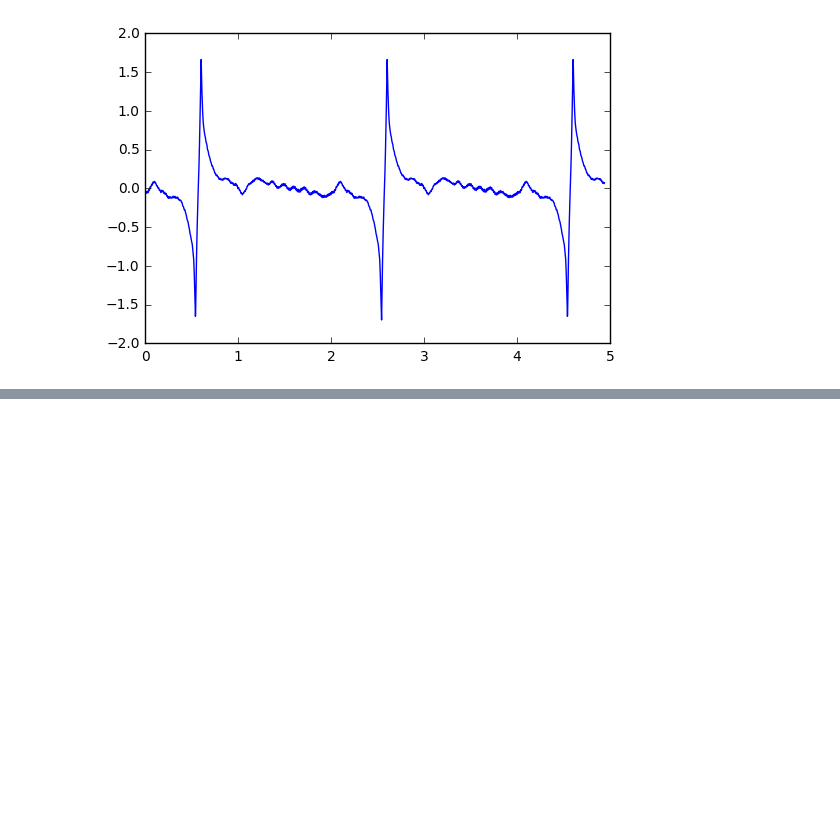
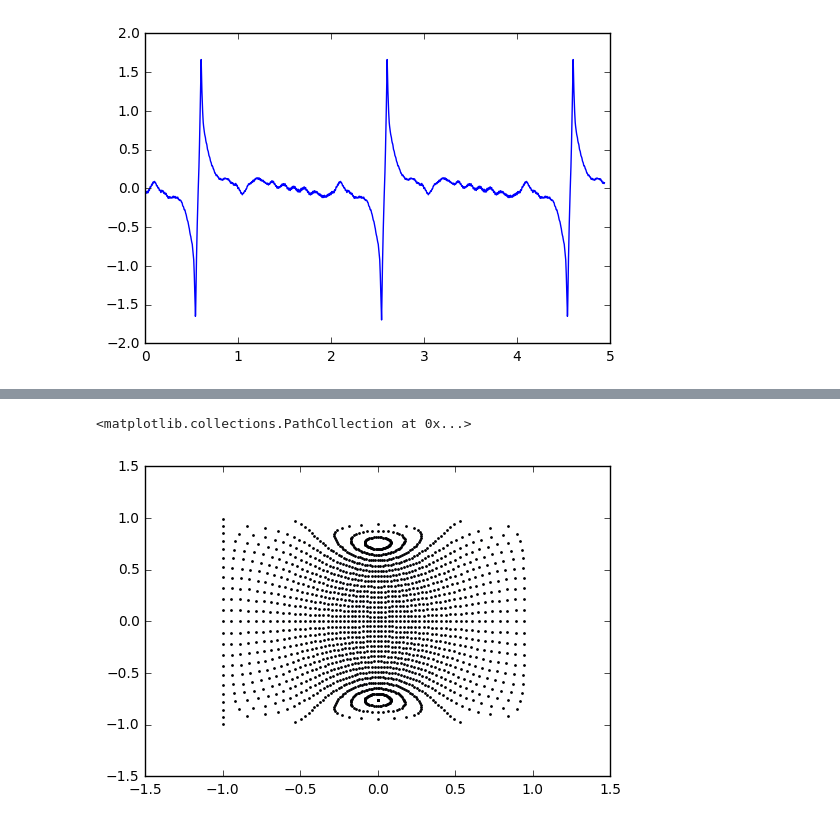
Before and after one commit to fxia22/stn.pytorch, a Jupyter notebook: script/test_stn_cylinder_spherical.ipynb, the cells around one changed output, grey strips where cells are left out. Saved outputs shown, nothing was run; the diff lists cells and outputs as text; code cells hidden in the pictures; blank space fills up the shorter version.

```diff
--- a/script/test_stn_cylinder_spherical.ipynb
+++ b/script/test_stn_cylinder_spherical.ipynb
@@ -88,0 +150,15 @@ plt.plot(x[:-30], g__)
+# %%
+r = torch.sqrt(x**2 + y**2 + z**2)
+r2 = torch.sqrt(x**2 + y**2)
+# %%
+theta2 = torch.acos(z/r)
+# %%
+phi2 = torch.atan(y/x)  + np.pi * x.lt(0).type(torch.FloatTensor) * (y.ge(0).type(torch.FloatTensor) - y.lt(0).type(torch.FloatTensor))
+# %%
+theta_show = theta2.numpy().flatten()/(np.pi/2) - 1
+phi_show = phi2.numpy().flatten()/(np.pi)
+# %%
+plt.scatter(phi_show, theta_show, 1)
+# %% [output]
+<matplotlib.collections.PathCollection at 0x...>
+[figure, added]
```
Also changed, not shown: parts of 31 cells of this notebook, 1 other file.
